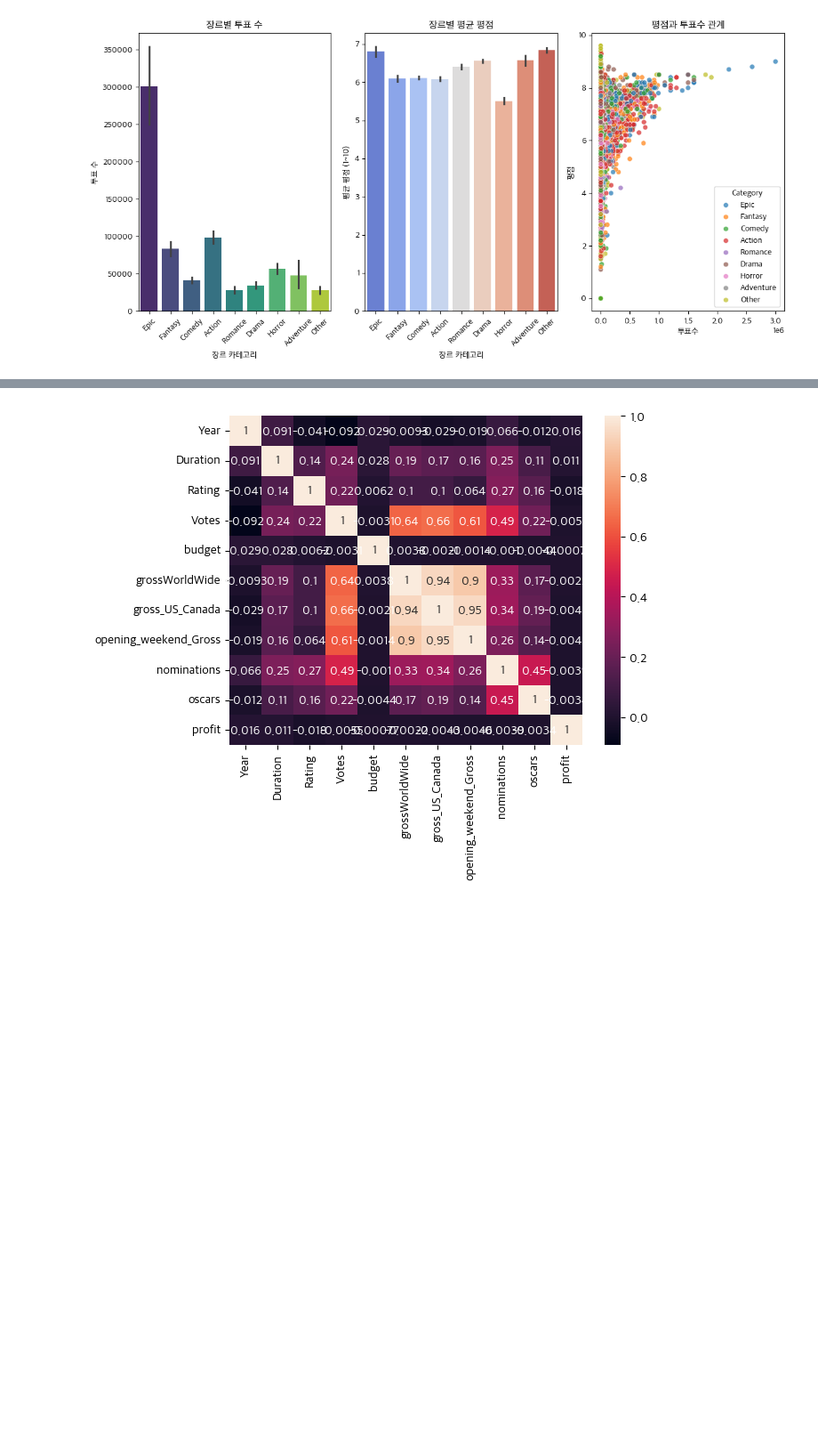
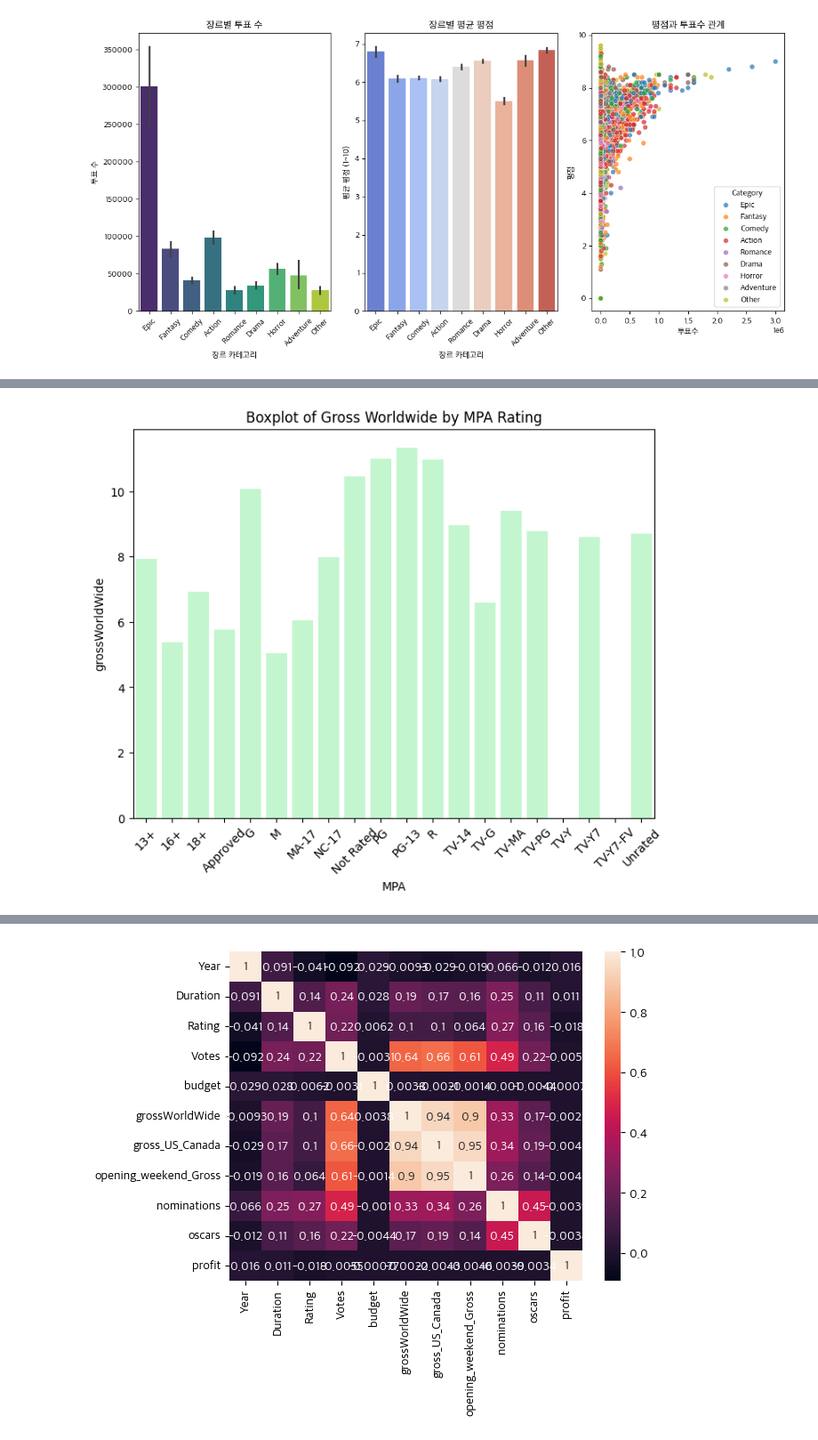
Before and after one commit to Encore-SKN-9/eda_2team, a Jupyter notebook: EDA.ipynb, the cells around one changed output, grey strips where cells are left out. Shown at 89% size. Drawn from its saved outputs; the diff is of its cells as text; code cells hidden in the pictures; blank space fills up the shorter version.

```diff
--- a/EDA.ipynb
+++ b/EDA.ipynb
@@ -200,0 +325,12 @@ plt.show()
+# %%
+group_budget = df[['grossWorldWide', 'MPA']]
+group_budget = group_budget.groupby('MPA')['grossWorldWide'].sum().reset_index()
+group_budget['grossWorldWide'] = np.log10(group_budget['grossWorldWide'])
+
+plt.figure(figsize=(8, 6))
+sns.barplot(x='MPA', y='grossWorldWide', data=group_budget, color='#baffc9')
+plt.xticks(rotation=45)
+plt.title('Boxplot of Gross Worldwide by MPA Rating')
+plt.show()
+# %% [output]
+[figure, added]
```
Also changed, not shown: parts of 88 cells of this notebook.
